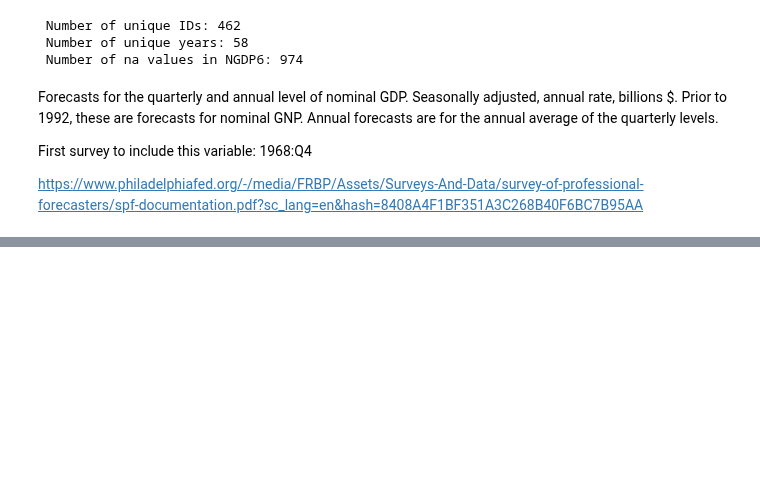
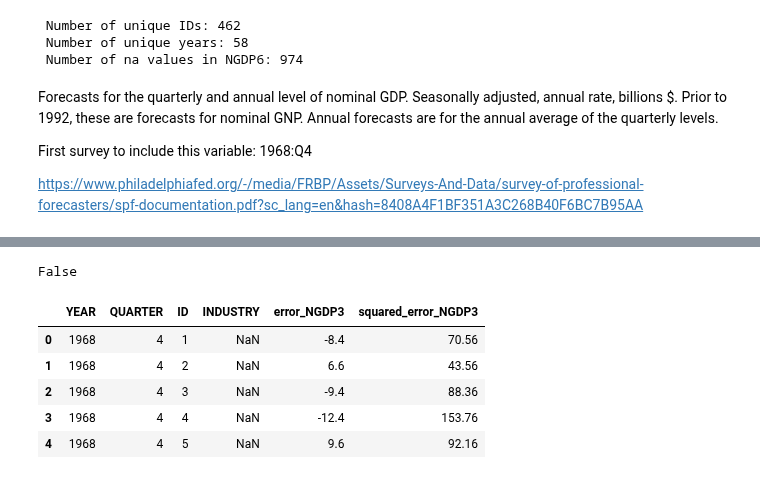
Before and after one commit to ParimahSafarian/ranks-inference-forecasters, a Jupyter notebook: notebooks/02_Analysis_Phfed.ipynb, the cells around one changed output, grey strips where cells are left out. Saved outputs shown, nothing was run; the diff lists cells and outputs as text; code cells hidden in the pictures; blank space fills up the shorter version.

```diff
--- a/notebooks/02_Analysis_Phfed.ipynb
+++ b/notebooks/02_Analysis_Phfed.ipynb
@@ -97,32 +46,0 @@ NGDP_act.head()
-# %%
-
-# NGDP1 = t-1 (previous quarter historical)
-# NGDP2 = t+0 (nowcast, current quarter)
-# NGDP3 = t+1, NGDP4 = t+2, NGDP5 = t+3, NGDP6 = t+4
-horizon_offsets = {
-    'NGDP1': -1,
-    'NGDP2':  0,
-    'NGDP3':  1,
-    'NGDP4':  2,
-    'NGDP5':  3,
-    'NGDP6':  4,
-}
-
-# Build a fast (year, quarter) -> GDP lookup
-gdp_lookup = NGDP_act.set_index(['YEAR', 'QUARTER'])['GDP']
-
-errors_df = df[['YEAR', 'QUARTER', 'ID', 'INDUSTRY'] + list(horizon_offsets.keys())].copy()
-
-for col, offset in horizon_offsets.items():
-    # Shift survey (YEAR, QUARTER) by offset to get the target quarter
-    total    = (errors_df['YEAR'] - 1) * 4 + (errors_df['QUARTER'] - 1) + offset
-    t_year   = (total // 4) + 1
-    t_qtr    = (total % 4) + 1
-
-    gdp_actual = np.array([gdp_lookup.get((y, q), np.nan)
-                            for y, q in zip(t_year, t_qtr)])
-
-    errors_df[f'error_{col}'] = errors_df[col].values - gdp_actual
-    errors_df.drop(columns=[col], inplace=True)
-
-errors_df.head(10)
@@ -455,0 +197,17 @@ Rank | Population | Mean       | CI Bootstrap | CI Stepwise  |
+# %%
+print(513 in population_ids)  # Should be False
+# %% [output]
+False
+# %%
+# let's only keep NGDP3 errors for now
+errors_df = errors_df[['YEAR', 'QUARTER', 'ID', 'INDUSTRY', 'error_NGDP3']].copy()
+errors_df['squared_error_NGDP3'] = errors_df['error_NGDP3']**2
+
+errors_df.head()
+# %% [output]
+|  | YEAR | QUARTER | ID | INDUSTRY | error_NGDP3 | squared_error_NGDP3 |
+| 0 | 1968 | 4 | 1 | NaN | -8.4 | 70.56 |
+| 1 | 1968 | 4 | 2 | NaN | 6.6 | 43.56 |
+| 2 | 1968 | 4 | 3 | NaN | -9.4 | 88.36 |
+| 3 | 1968 | 4 | 4 | NaN | -12.4 | 153.76 |
+| 4 | 1968 | 4 | 5 | NaN | 9.6 | 92.16 |
```
Also changed, not shown: parts of 40 cells of this notebook, 1 other file.
